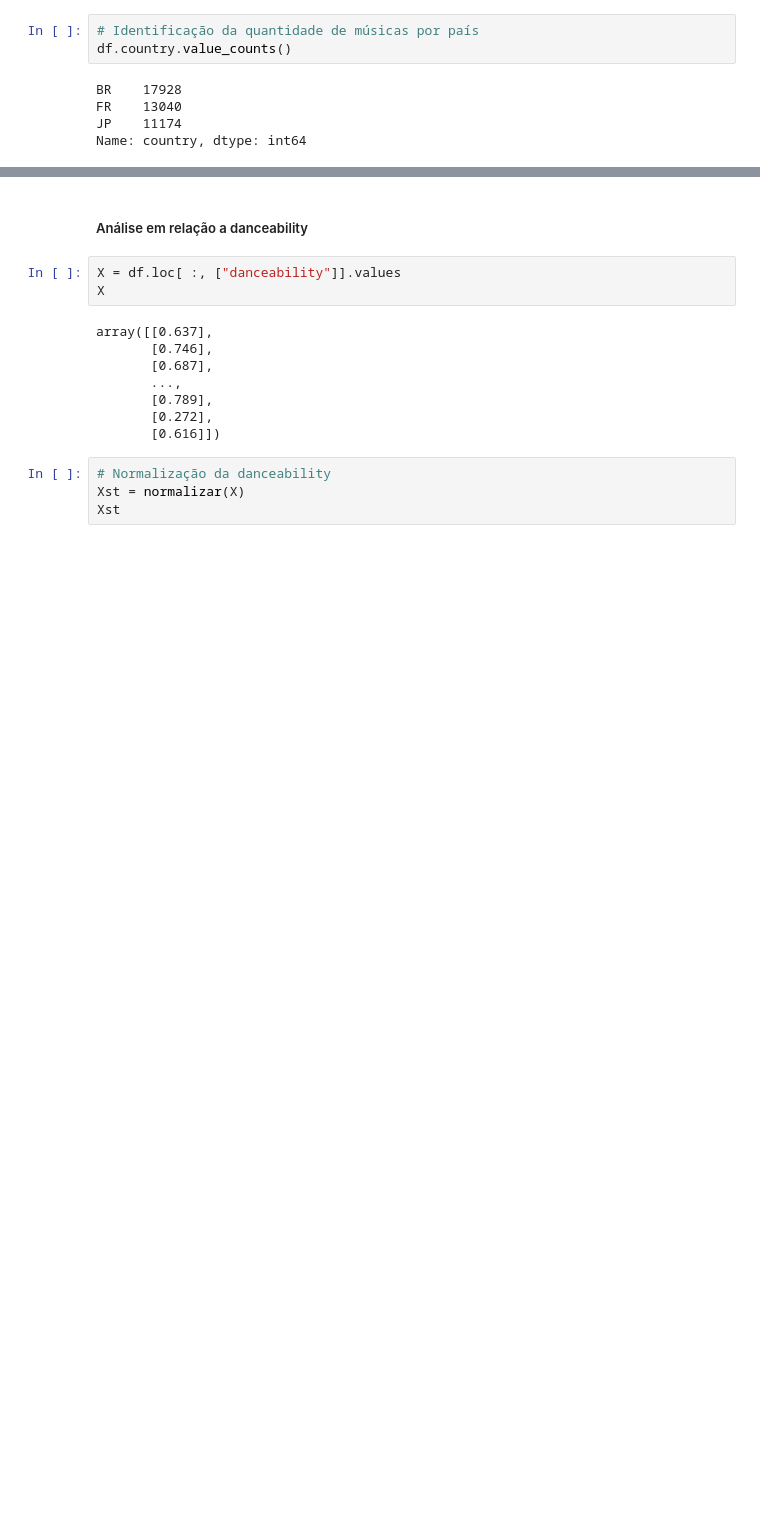
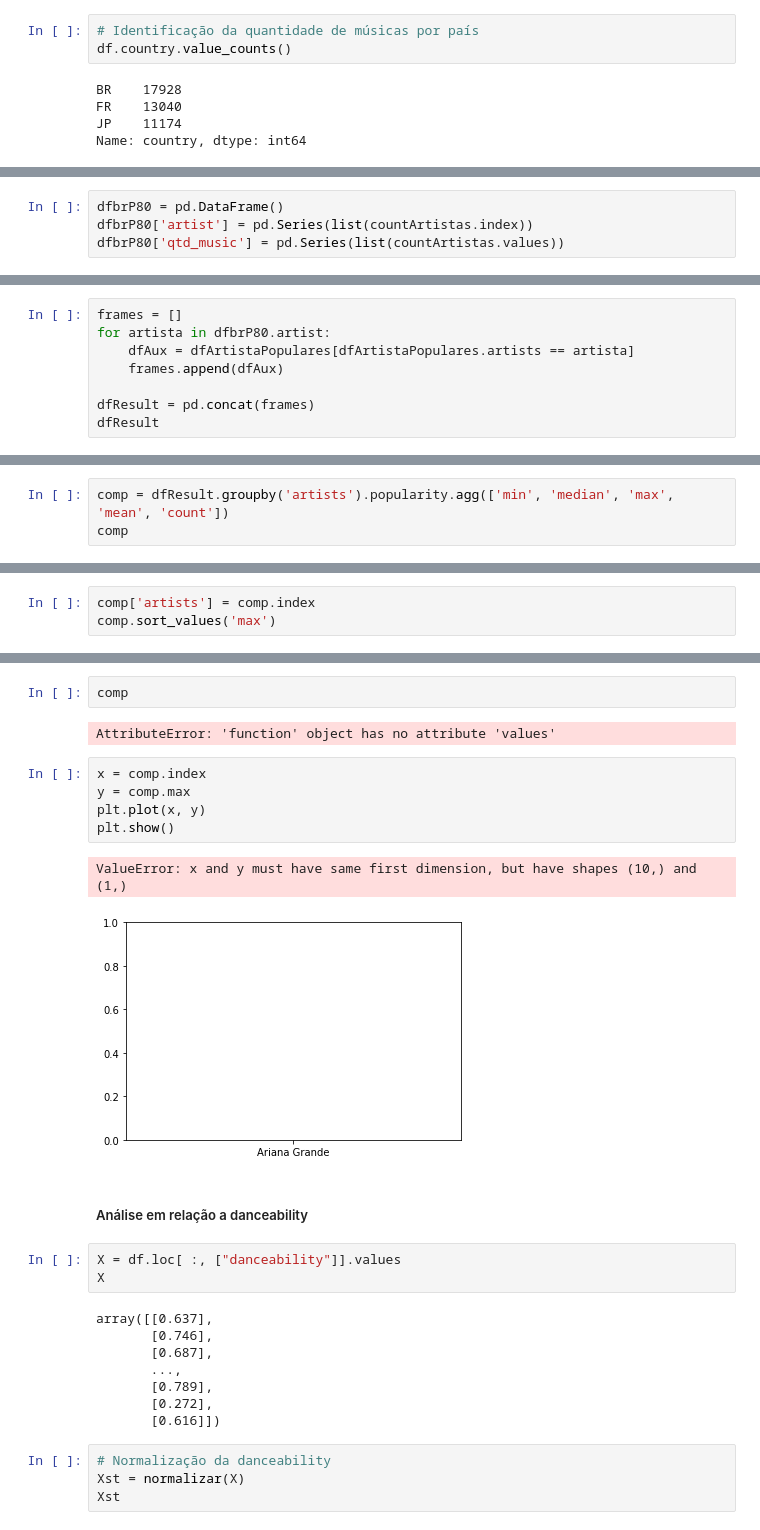
Before and after one commit to adrianofelisberto/analise_spotify_tcc, a Jupyter notebook: analise.ipynb, the cells around one changed output, grey strips where cells are left out. Cells and saved outputs as stored; diff of their text form; blank space fills up the shorter version.

```diff
--- a/analise.ipynb
+++ b/analise.ipynb
@@ -64,0 +187,4 @@ Name: country, dtype: int64
+# %%
+dfbrP80 = pd.DataFrame()
+dfbrP80['artist'] = pd.Series(list(countArtistas.index))
+dfbrP80['qtd_music'] = pd.Series(list(countArtistas.values))
@@ -64,0 +232,8 @@ Name: country, dtype: int64
+# %%
+frames = []
+for artista in dfbrP80.artist:
+    dfAux = dfArtistaPopulares[dfArtistaPopulares.artists == artista]
+    frames.append(dfAux)
+
+dfResult = pd.concat(frames)
+dfResult
@@ -64,0 +277,3 @@ Name: country, dtype: int64
+# %%
+comp = dfResult.groupby('artists').popularity.agg(['min', 'median', 'max', 'mean', 'count'])
+comp
@@ -64,0 +308,3 @@ Name: country, dtype: int64
+# %%
+comp['artists'] = comp.index
+comp.sort_values('max')
@@ -65,3 +324,15 @@ Name: country, dtype: int64
+# %%
+comp
+# %% [output]
+AttributeError: 'function' object has no attribute 'values'
+# %%
+x = comp.index
+y = comp.max
+plt.plot(x, y)
+plt.show()
+# %% [output]
+ValueError: x and y must have same first dimension, but have shapes (10,) and (1,)
+[figure, added]
 # %% [markdown]
 ##### Análise em relação a danceability
 # %%
```
Also changed, not shown: parts of 31 cells of this notebook.
